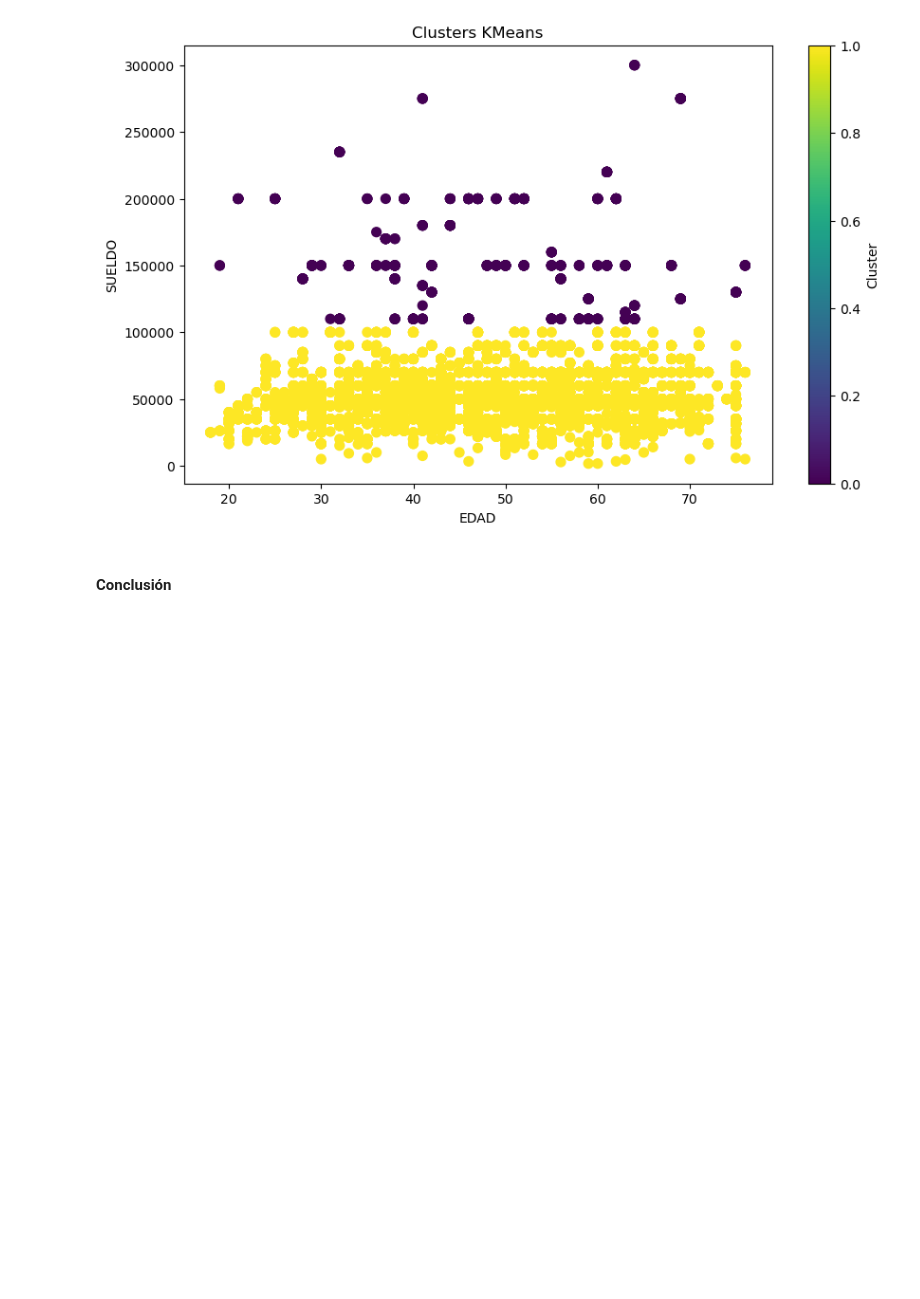
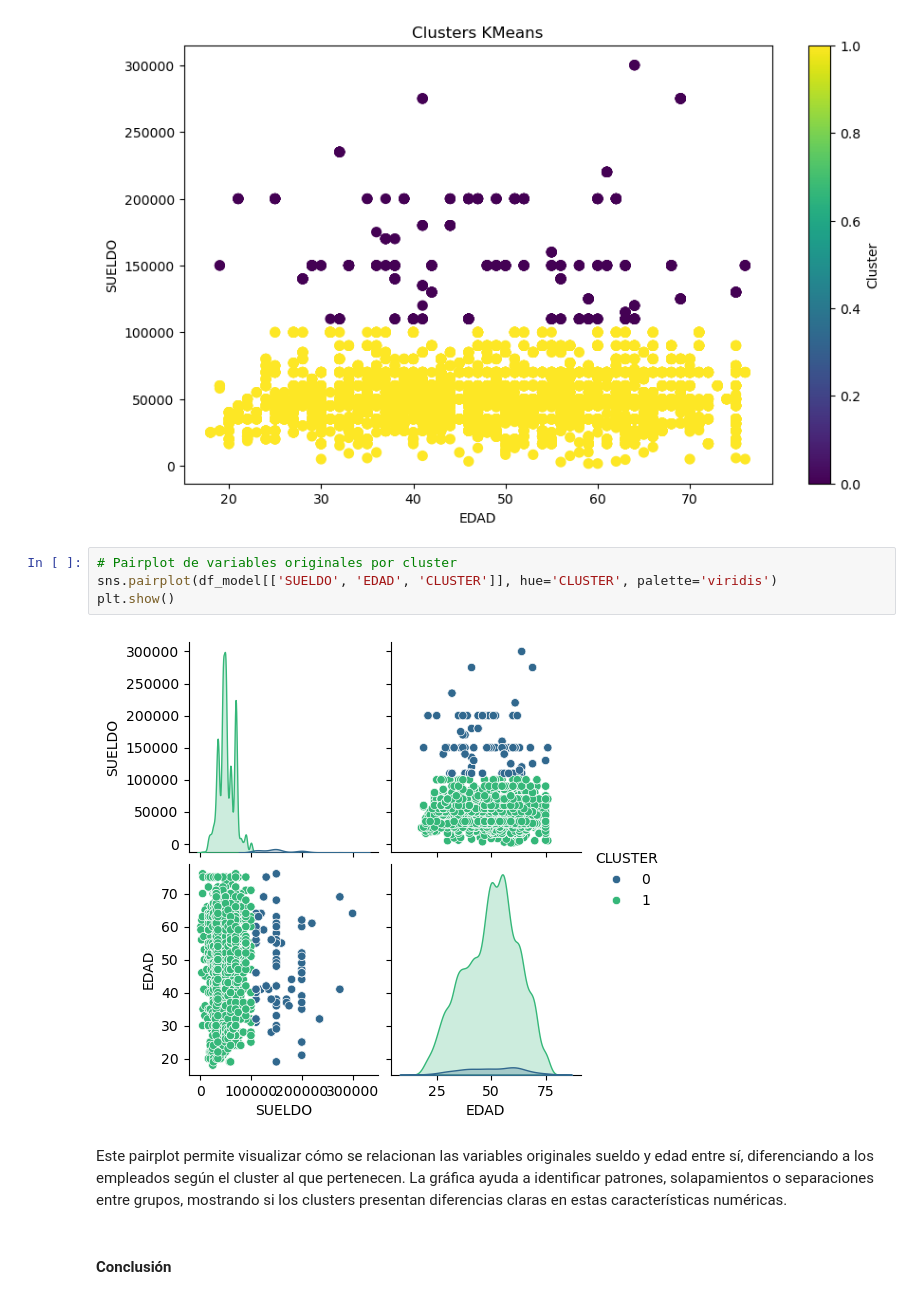
Before and after one commit to scarletabreu/bi-contraloria-dw-mineria, a Jupyter notebook: Modeo de mineria de datos de CGR.ipynb, the cells around one changed output. Saved outputs shown, nothing was run; the diff lists cells and outputs as text; blank space fills up the shorter version.

```diff
--- a/Modeo de mineria de datos de CGR.ipynb
+++ b/Modeo de mineria de datos de CGR.ipynb
@@ -117,6 +167,14 @@ plt.colorbar(label='Cluster')
 plt.show()
 # %% [output]
 [figure]
+# %%
+# Pairplot de variables originales por cluster
+sns.pairplot(df_model[['SUELDO', 'EDAD', 'CLUSTER']], hue='CLUSTER', palette='viridis')
+plt.show()
+# %% [output]
+[figure, added]
+# %% [markdown]
+Este pairplot permite visualizar cómo se relacionan las variables originales sueldo y edad entre sí, diferenciando a los empleados según el cluster al que pertenecen. La gráfica ayuda a identificar patrones, solapamientos o separaciones entre grupos, mostrando si los clusters presentan diferencias claras en estas características numéricas.
 # %% [markdown]
 #### Conclusión
 # %% [markdown]
```
Also changed, not shown: parts of 14 cells of this notebook, 1 other file.
